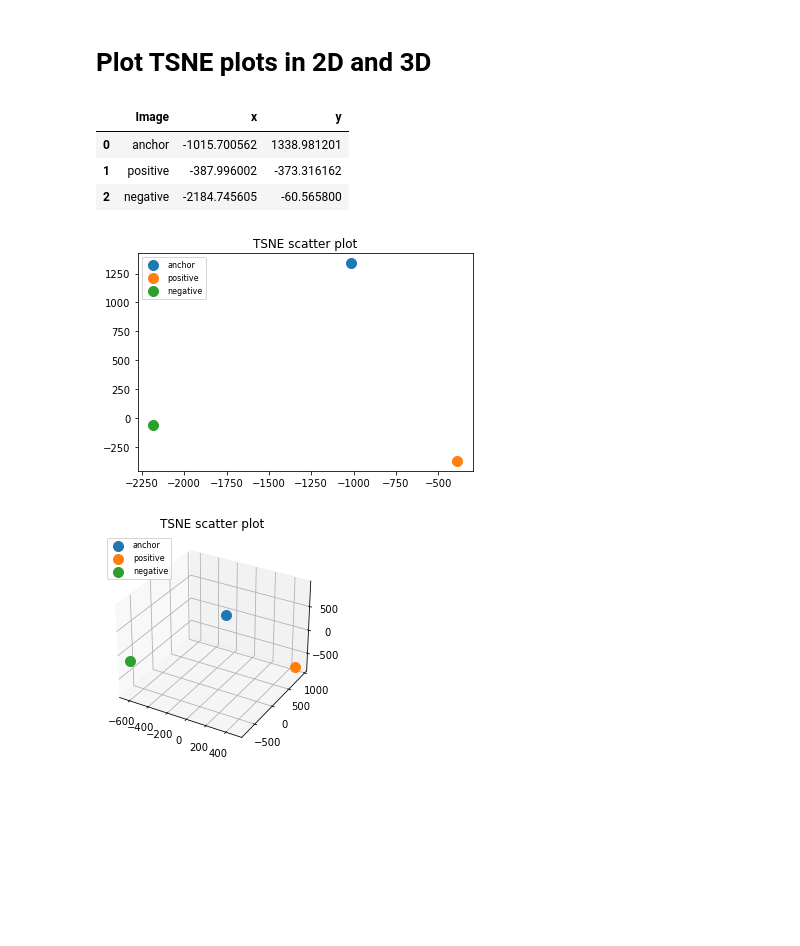
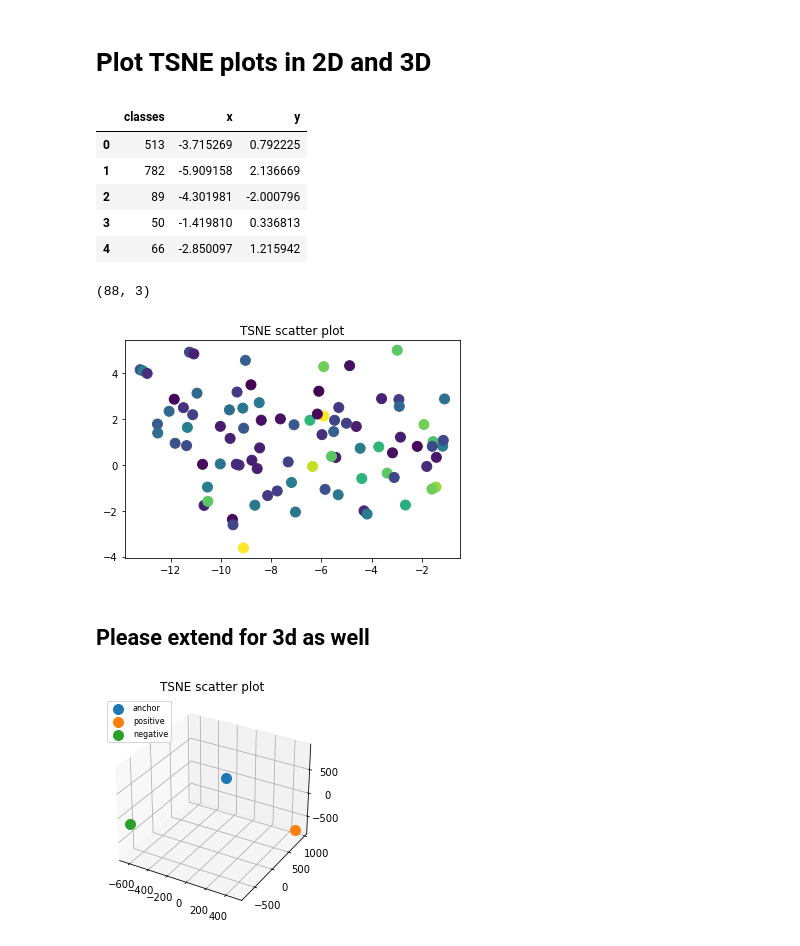
Before and after one commit to gauthsvenkat/whaledo, a Jupyter notebook: TSNE_start.ipynb, the cells around one changed output. Saved outputs shown, nothing was run; the diff lists cells and outputs as text; code cells hidden in the pictures; blank space fills up the shorter version.

Commit message:
fixed tsne to work with batches

```diff
--- a/TSNE_start.ipynb
+++ b/TSNE_start.ipynb
@@ -35,6 +36,7 @@ config['dataset']['height'], config['dataset']['width'] = get_avg_height_width(t
 config['dataset']['mean'], config['dataset']['std'] = get_mean_and_std_of_dataset(train_df)
 # create the dataset objects
 train_data = WhaleDoDataset(train_df, config, mode='train')
+train_loader = DataLoader(train_data, 8, shuffle=True)
 
 train_df = train_df.reset_index()
 train_df.head()
@@ -102,12 +93,7 @@ negative_item = train_data.__getitem__(index_neg)
 # %%
 # from old code
 # init loss function and a miner. The miner samples for training samples
-loss_func = losses.TripletMarginLoss(margin=config['margin'])
-miner = miners.TripletMarginMiner(margin=config['margin'])
-
-device = config['device']
 # init model and optimizer
-model = WhaleDoModel(config)
-optimizer = torch.optim.Adam(model.parameters(), lr=config['lr'])
-model.to(device)
+model = WhaleDoModel(config).to(config['device']).eval()
+model.projector = None
 # %% [output]
@@ -152,18 +119,28 @@ torch.Size([3])
 ## Get the Embeddings
 # %%
 #set the gradients to zero
-optimizer.zero_grad()
+#compute embeddings
+embeddings_batch = []
+classes_batch = []
 
-#compute embeddings
-embeddings = model(x_batch)
+for i, batch in enumerate(tqdm(train_loader, total=len(train_loader))):
+    x_batch, y_batch = batch['image'].to(config['device']), batch['label'].to(config['device'])
+
+    embeddings_batch.append(model(x_batch))
+    classes_batch.append(y_batch)
+
+    if i == 10:
+        break
+
+embeddings = torch.cat(embeddings_batch, dim=0)
+classes = torch.cat(classes_batch, dim=0)
 # %% [markdown]
 # Plot TSNE plots in 2D and 3D
 # %%
 from sklearn.manifold import TSNE
 import matplotlib.pyplot as plt
 
-embeddings_array = embeddings.cpu() # otherwise it doesn't work
-embeddings_array = embeddings_array.detach().numpy()
+embeddings_array = embeddings.cpu().detach().numpy() # otherwise it doesn't work
 
 tsne = TSNE(random_state = 0, n_iter = 1000, metric = 'cosine')
 embeddings2d = tsne.fit_transform(embeddings_array)
@@ -172,7 +149,7 @@ embeddings2d = tsne.fit_transform(embeddings_array)
 embeddingsdf = pd.DataFrame()
 
 # Add game names
-embeddingsdf['Image'] = ['anchor','positive', 'negative']
+embeddingsdf['classes'] = list(classes.cpu().detach().numpy())
 
 # Add x coordinate
 embeddingsdf['x'] = embeddings2d[:,0]
@@ -181,26 +158,26 @@ embeddingsdf['y'] = embeddings2d[:,1]
 # Check
 embeddingsdf.head()
 # %% [output]
-|  | Image | x | y |
-| 0 | anchor | -1015.700562 | 1338.981201 |
-| 1 | positive | -387.996002 | -373.316162 |
-| 2 | negative | -2184.745605 | -60.565800 |
+|  | classes | x | y |
+| 0 | 513 | -3.715269 | 0.792225 |
+| 1 | 782 | -5.909158 | 2.136669 |
+| 2 | 89 | -4.301981 | -2.000796 |
+| 3 | 50 | -1.419810 | 0.336813 |
+| 4 | 66 | -2.850097 | 1.215942 |
+# %%
+embeddingsdf.shape
+# %% [output]
+(88, 3)
 # %%
 # Set figsize
 # Scatter points, set alpha low to make points translucent
-anchor = plt.scatter(embeddingsdf.x[0], embeddingsdf.y[0], s= 100)
-positive = plt.scatter(embeddingsdf.x[1], embeddingsdf.y[1], s= 100)
-negative = plt.scatter(embeddingsdf.x[2], embeddingsdf.y[2], s= 100)
-plt.legend((anchor,positive,negative),
-           ('anchor', 'positive', 'negative'),
-           scatterpoints=1,
-           loc='upper left',
-           ncol=1,
-           fontsize=8)
+anchor = plt.scatter(embeddingsdf.x, embeddingsdf.y, c=embeddingsdf.classes, s=100)
 plt.title('TSNE scatter plot')
 plt.show()
 # %% [output]
-[figure, old version]
+[figure, new version]
+# %% [markdown]
+## Please extend for 3d as well
 # %%
 embeddings3d = TSNE(n_components=3, random_state=0).fit_transform(embeddings_array)
 # Create DF
```
Also changed, not shown: parts of 9 cells of this notebook.
